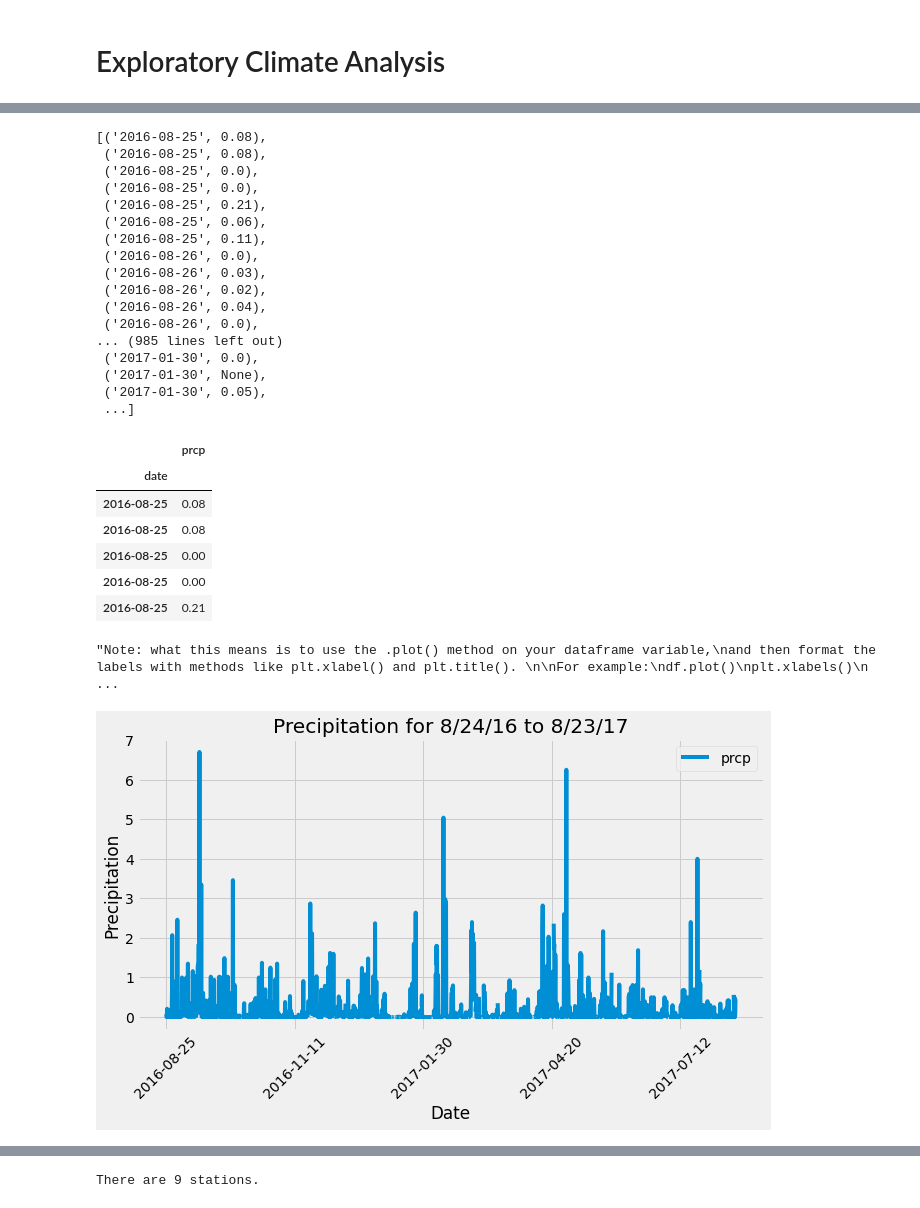
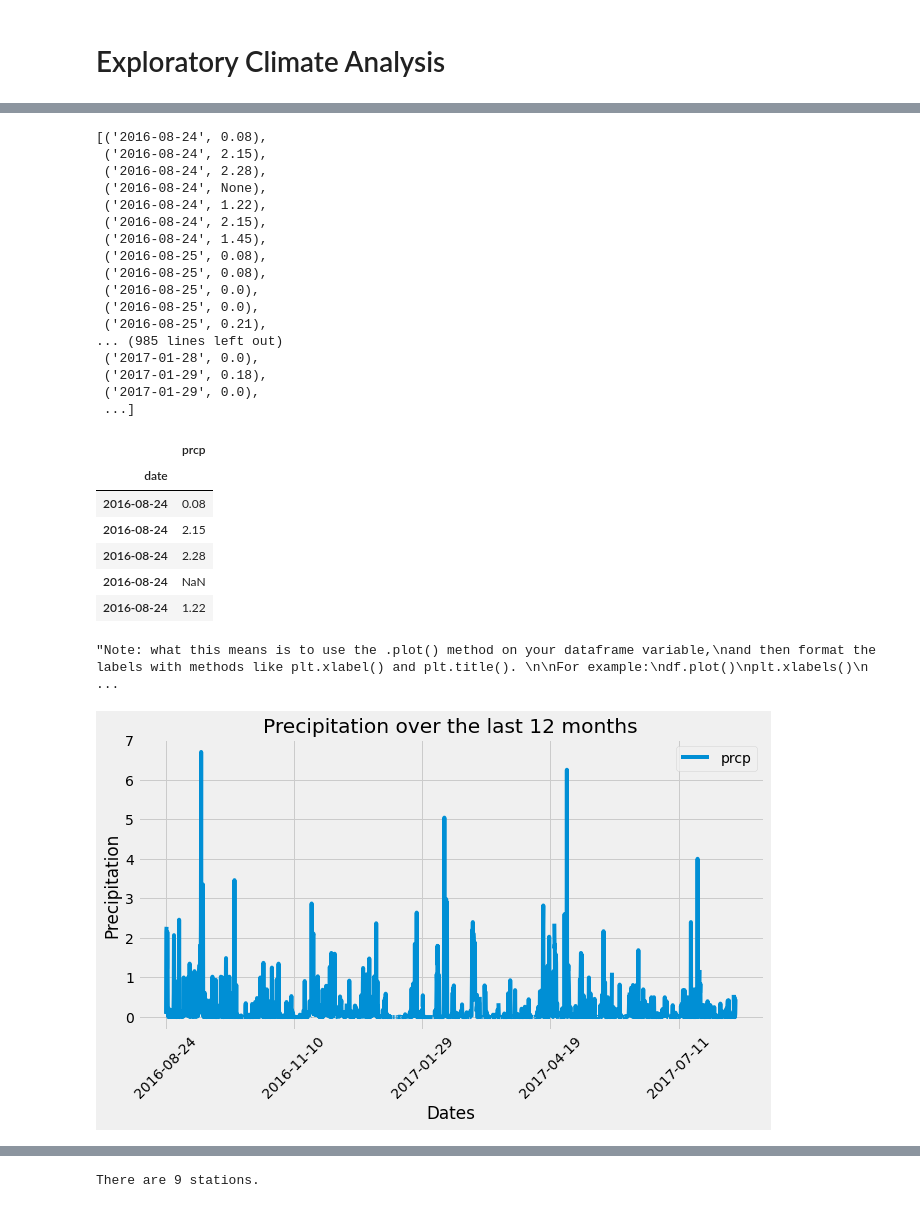
Before and after one commit to ramirezgc/sqlalchemy-challenge, a Jupyter notebook: climate_starter.ipynb, the cells around one changed output, grey strips where cells are left out. Drawn from its saved outputs; the diff is of its cells as text; code cells hidden in the pictures.

```diff
--- a/climate_starter.ipynb
+++ b/climate_starter.ipynb
@@ -93,9 +93,10 @@ measurement_first_row.__dict__
 # %%
 # Calculate the date 1 year ago from the last data point in the database
 
-latest_date = session.query(Measurement.date).order_by(Measurement.date.desc()).first()
+latest_date = session.query(Measurement.date).order_by(Measurement.date.desc()).first().date
 latest_date
 
-date_one_year_ago = dt.date(2017,8,23) - dt.timedelta(days = 365)
-print(f'The date 1 year ago from the last data point was {date_one_year_ago}')
+date_one_year_ago = dt.datetime.strptime(latest_date, '%Y-%m-%d') - dt.timedelta(days=365)
+
+print(f'The latest date is {latest_date} and the date 1 year ago from the last data point was {date_one_year_ago}')
 # %% [output]
@@ -104,27 +105,27 @@ The date 1 year ago from the last data point was 2016-08-23
 # Perform a query to retrieve the data and precipitation scores
 
 last_12_mths_precp = session.query(Measurement.date, Measurement.prcp).\
-    filter(Measurement.date > '2016-08-24').\
+    filter(Measurement.date >= date_one_year_ago).\
     order_by(Measurement.date).all()
 
 last_12_mths_precp
 # %% [output]
-[('2016-08-25', 0.08),
+[('2016-08-24', 0.08),
+ ('2016-08-24', 2.15),
+ ('2016-08-24', 2.28),
+ ('2016-08-24', None),
+ ('2016-08-24', 1.22),
+ ('2016-08-24', 2.15),
+ ('2016-08-24', 1.45),
+ ('2016-08-25', 0.08),
  ('2016-08-25', 0.08),
  ('2016-08-25', 0.0),
  ('2016-08-25', 0.0),
  ('2016-08-25', 0.21),
- ('2016-08-25', 0.06),
- ('2016-08-25', 0.11),
- ('2016-08-26', 0.0),
- ('2016-08-26', 0.03),
- ('2016-08-26', 0.02),
- ('2016-08-26', 0.04),
- ('2016-08-26', 0.0),
 ... (985 lines left out)
- ('2017-01-30', 0.0),
- ('2017-01-30', None),
- ('2017-01-30', 0.05),
+ ('2017-01-28', 0.0),
+ ('2017-01-29', 0.18),
+ ('2017-01-29', 0.0),
  ...]
 # %%
 # Create a dataframe from the query results and set the index to the date column
@@ -134,11 +135,11 @@ df.head()
 # %% [output]
 |  | prcp |
 | date |  |
-| 2016-08-25 | 0.08 |
-| 2016-08-25 | 0.08 |
-| 2016-08-25 | 0.00 |
-| 2016-08-25 | 0.00 |
-| 2016-08-25 | 0.21 |
+| 2016-08-24 | 0.08 |
+| 2016-08-24 | 2.15 |
+| 2016-08-24 | 2.28 |
+| 2016-08-24 | NaN |
+| 2016-08-24 | 1.22 |
 # %%
 # Sort the dataframe by date
 # %%
@@ -163,13 +164,13 @@ more memory, so use what you import.
 "Note: what this means is to use the .plot() method on your dataframe variable,\nand then format the labels with methods like plt.xlabel() and plt.title(). \n\nFor example:\ndf.plot()\nplt.xlabels()\n ...
 # %%
 df.plot(figsize = (10,5))
-plt.title("Precipitation for 8/24/16 to 8/23/17")
-plt.xlabel('Date')
+plt.title("Precipitation over the last 12 months")
+plt.xlabel('Dates')
 plt.ylabel('Precipitation')
 plt.xticks(rotation = 45)
 plt.show()
 # %% [output]
-[figure, old version]
+[figure, new version]
 # %%
 # Use Pandas to calcualte the summary statistics for the precipitation data
 df.describe()
```
Also changed, not shown: parts of 6 cells of this notebook.
